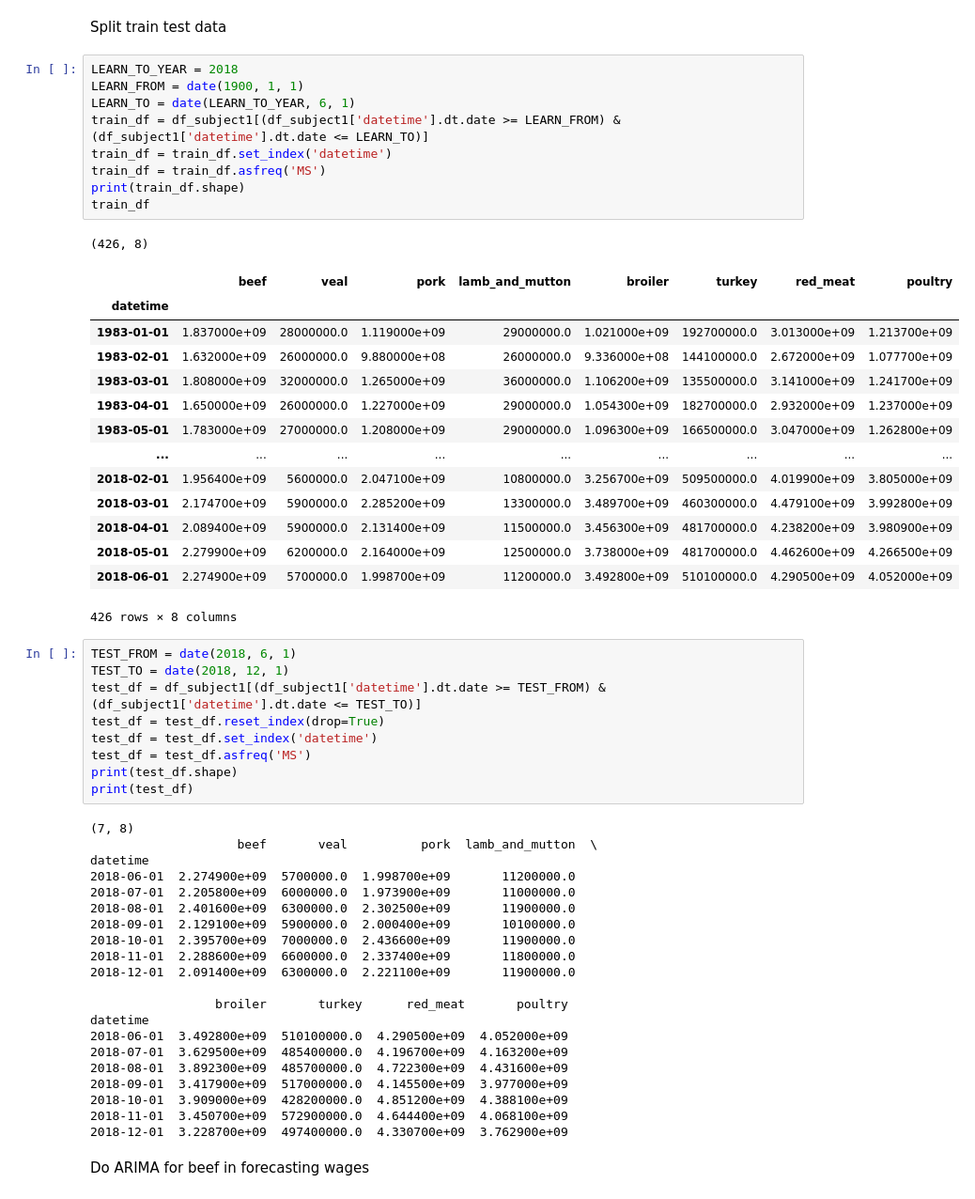
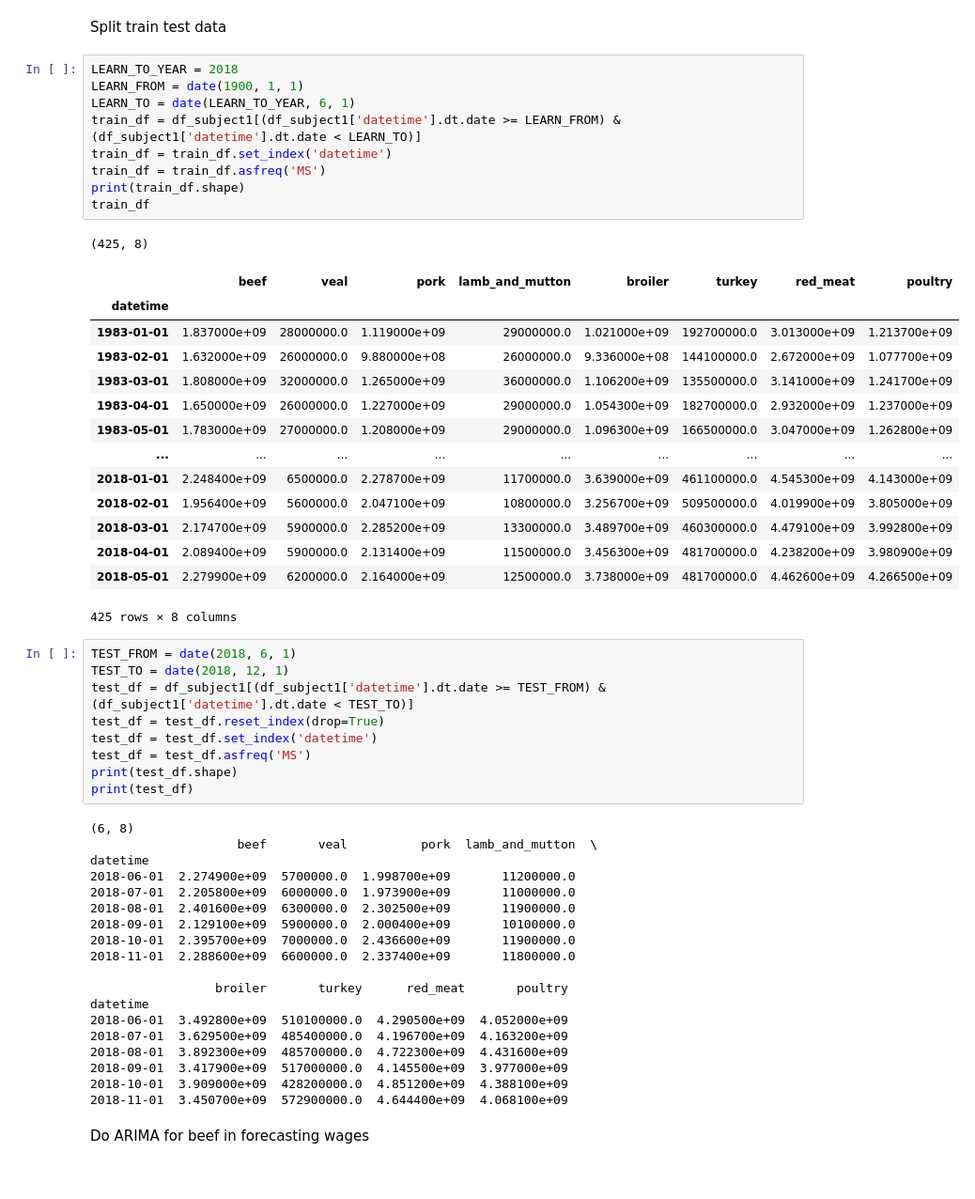
Before and after one commit to SAT-Enjoyers/citadel-datathon, a Jupyter notebook: eda/sarimax_meat.ipynb, the cells around one changed output. Shown at 94% size. Saved outputs shown, nothing was run; the diff lists cells and outputs as text.

```diff
--- a/eda/sarimax_meat.ipynb
+++ b/eda/sarimax_meat.ipynb
@@ -162,39 +162,39 @@ Split train test data
 # %%
 LEARN_TO_YEAR = 2018
 LEARN_FROM = date(1900, 1, 1)
 LEARN_TO = date(LEARN_TO_YEAR, 6, 1)
-train_df = df_subject1[(df_subject1['datetime'].dt.date >= LEARN_FROM) & (df_subject1['datetime'].dt.date <= LEARN_TO)]
+train_df = df_subject1[(df_subject1['datetime'].dt.date >= LEARN_FROM) & (df_subject1['datetime'].dt.date < LEARN_TO)]
 train_df = train_df.set_index('datetime')
 train_df = train_df.asfreq('MS')
 print(train_df.shape)
 train_df
 # %% [output]
-(426, 8)
+(425, 8)
 |  | beef | veal | pork | lamb_and_mutton | broiler | turkey | red_meat | poultry |
 | datetime |  |  |  |  |  |  |  |  |
 | 1983-01-01 | 1.837000e+09 | 28000000.0 | 1.119000e+09 | 29000000.0 | 1.021000e+09 | 192700000.0 | 3.013000e+09 | 1.213700e+09 |
 | 1983-02-01 | 1.632000e+09 | 26000000.0 | 9.880000e+08 | 26000000.0 | 9.336000e+08 | 144100000.0 | 2.672000e+09 | 1.077700e+09 |
 | 1983-03-01 | 1.808000e+09 | 32000000.0 | 1.265000e+09 | 36000000.0 | 1.106200e+09 | 135500000.0 | 3.141000e+09 | 1.241700e+09 |
 | 1983-04-01 | 1.650000e+09 | 26000000.0 | 1.227000e+09 | 29000000.0 | 1.054300e+09 | 182700000.0 | 2.932000e+09 | 1.237000e+09 |
 | 1983-05-01 | 1.783000e+09 | 27000000.0 | 1.208000e+09 | 29000000.0 | 1.096300e+09 | 166500000.0 | 3.047000e+09 | 1.262800e+09 |
 | ... | ... | ... | ... | ... | ... | ... | ... | ... |
+| 2018-01-01 | 2.248400e+09 | 6500000.0 | 2.278700e+09 | 11700000.0 | 3.639000e+09 | 461100000.0 | 4.545300e+09 | 4.143000e+09 |
 | 2018-02-01 | 1.956400e+09 | 5600000.0 | 2.047100e+09 | 10800000.0 | 3.256700e+09 | 509500000.0 | 4.019900e+09 | 3.805000e+09 |
 | 2018-03-01 | 2.174700e+09 | 5900000.0 | 2.285200e+09 | 13300000.0 | 3.489700e+09 | 460300000.0 | 4.479100e+09 | 3.992800e+09 |
 | 2018-04-01 | 2.089400e+09 | 5900000.0 | 2.131400e+09 | 11500000.0 | 3.456300e+09 | 481700000.0 | 4.238200e+09 | 3.980900e+09 |
 | 2018-05-01 | 2.279900e+09 | 6200000.0 | 2.164000e+09 | 12500000.0 | 3.738000e+09 | 481700000.0 | 4.462600e+09 | 4.266500e+09 |
-| 2018-06-01 | 2.274900e+09 | 5700000.0 | 1.998700e+09 | 11200000.0 | 3.492800e+09 | 510100000.0 | 4.290500e+09 | 4.052000e+09 |
-426 rows × 8 columns
+425 rows × 8 columns
 # %%
 TEST_FROM = date(2018, 6, 1)
 TEST_TO = date(2018, 12, 1)
-test_df = df_subject1[(df_subject1['datetime'].dt.date >= TEST_FROM) & (df_subject1['datetime'].dt.date <= TEST_TO)]
+test_df = df_subject1[(df_subject1['datetime'].dt.date >= TEST_FROM) & (df_subject1['datetime'].dt.date < TEST_TO)]
 test_df = test_df.reset_index(drop=True)
 test_df = test_df.set_index('datetime')
 test_df = test_df.asfreq('MS')
 print(test_df.shape)
 print(test_df)
 # %% [output]
-(7, 8)
+(6, 8)
                     beef       veal          pork  lamb_and_mutton  \
 datetime
 2018-06-01  2.274900e+09  5700000.0  1.998700e+09       11200000.0
@@ -203,7 +203,6 @@ datetime
 2018-09-01  2.129100e+09  5900000.0  2.000400e+09       10100000.0
 2018-10-01  2.395700e+09  7000000.0  2.436600e+09       11900000.0
 2018-11-01  2.288600e+09  6600000.0  2.337400e+09       11800000.0
-2018-12-01  2.091400e+09  6300000.0  2.221100e+09       11900000.0
 
                  broiler       turkey      red_meat       poultry
 datetime
@@ -213,7 +212,6 @@ datetime
 2018-09-01  3.417900e+09  517000000.0  4.145500e+09  3.977000e+09
 2018-10-01  3.909000e+09  428200000.0  4.851200e+09  4.388100e+09
 2018-11-01  3.450700e+09  572900000.0  4.644400e+09  4.068100e+09
-2018-12-01  3.228700e+09  497400000.0  4.330700e+09  3.762900e+09
 # %% [markdown]
 Do ARIMA for beef in forecasting wages
 # %%
```
Also changed, not shown: parts of 4 cells of this notebook, 2 other files.
